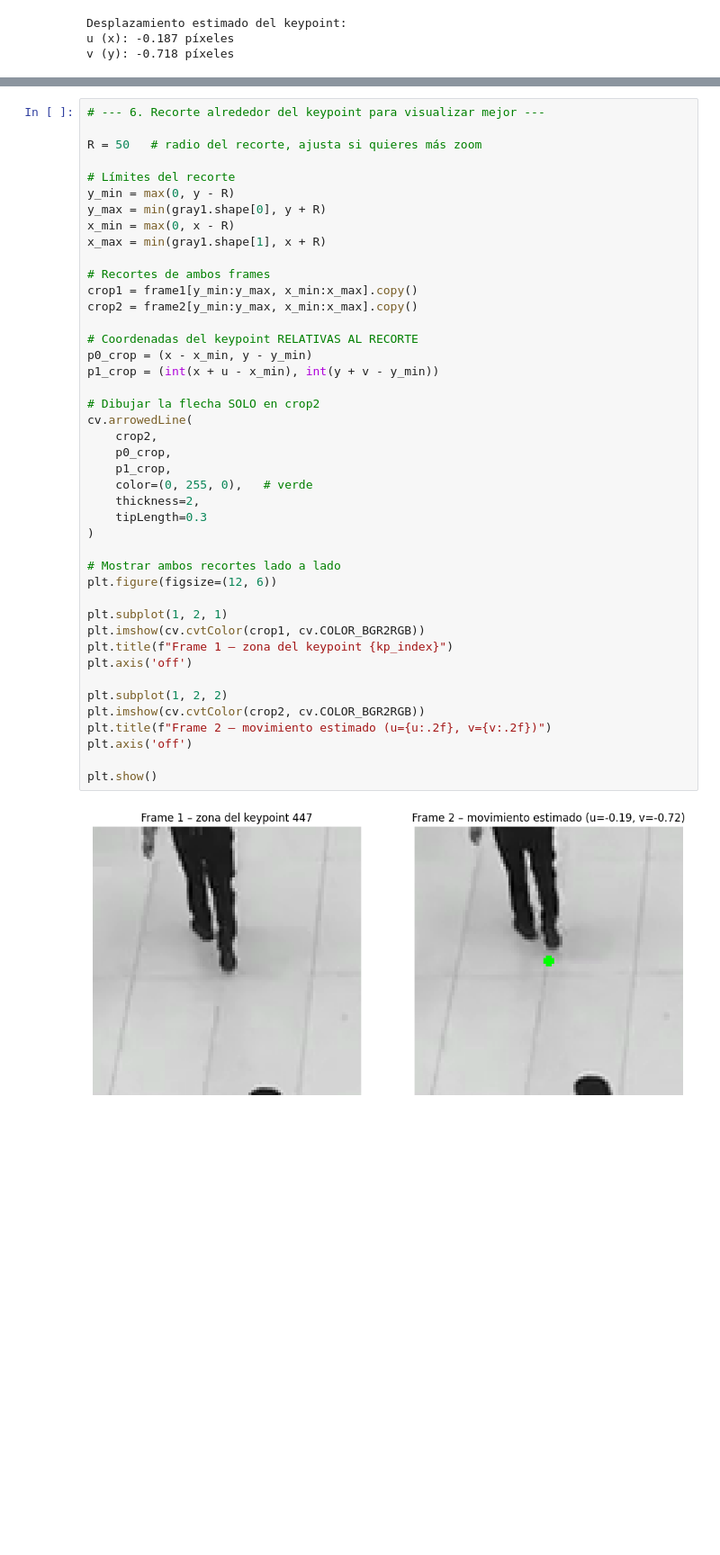
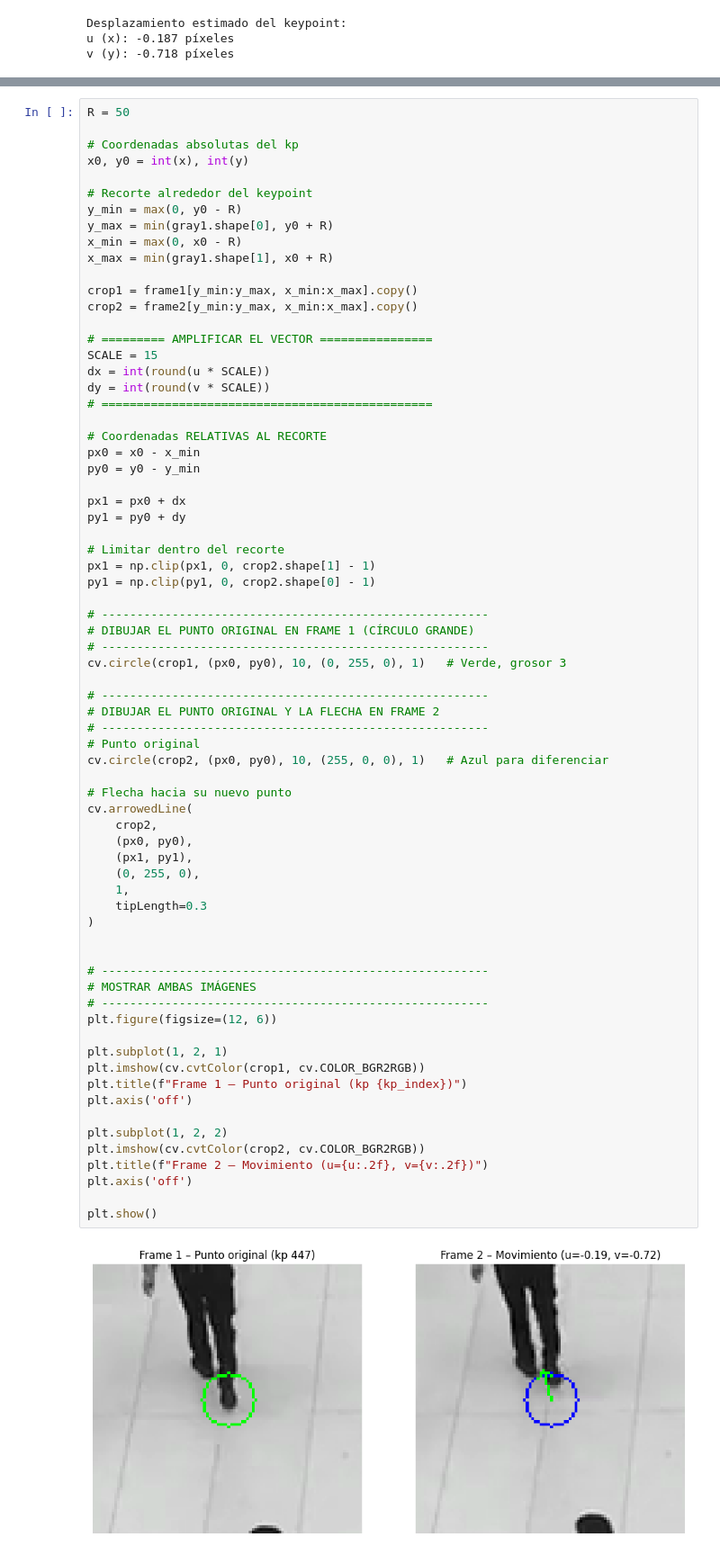
Before and after one commit to alejandroalemanaleman/PracticasPIAV-Cristina, a Jupyter notebook: Prácticas Movimiento/Lucas-Kanade.ipynb, the cells around one changed output, grey strips where cells are left out. Shown at 90% size. Drawn from its saved outputs; the diff is of its cells as text; blank space fills up the shorter version.

```diff
--- a/Prácticas Movimiento/Lucas-Kanade.ipynb
+++ b/Prácticas Movimiento/Lucas-Kanade.ipynb
@@ -136,45 +138,72 @@ v (y): -0.718 píxeles
 # %%
-# --- 6. Recorte alrededor del keypoint para visualizar mejor ---
+R = 50
 
-R = 50   # radio del recorte, ajusta si quieres más zoom
+# Coordenadas absolutas del kp
+x0, y0 = int(x), int(y)
 
-# Límites del recorte
-y_min = max(0, y - R)
-y_max = min(gray1.shape[0], y + R)
-x_min = max(0, x - R)
-x_max = min(gray1.shape[1], x + R)
+# Recorte alrededor del keypoint
+y_min = max(0, y0 - R)
+y_max = min(gray1.shape[0], y0 + R)
+x_min = max(0, x0 - R)
+x_max = min(gray1.shape[1], x0 + R)
 
-# Recortes de ambos frames
 crop1 = frame1[y_min:y_max, x_min:x_max].copy()
 crop2 = frame2[y_min:y_max, x_min:x_max].copy()
 
-# Coordenadas del keypoint RELATIVAS AL RECORTE
-p0_crop = (x - x_min, y - y_min)
-p1_crop = (int(x + u - x_min), int(y + v - y_min))
+# ========= AMPLIFICAR EL VECTOR ================
+SCALE = 15
+dx = int(round(u * SCALE))
+dy = int(round(v * SCALE))
+# ===============================================
 
-# Dibujar la flecha SOLO en crop2
+# Coordenadas RELATIVAS AL RECORTE
+px0 = x0 - x_min
+py0 = y0 - y_min
+
+px1 = px0 + dx
+py1 = py0 + dy
+
+# Limitar dentro del recorte
+px1 = np.clip(px1, 0, crop2.shape[1] - 1)
+py1 = np.clip(py1, 0, crop2.shape[0] - 1)
+
+# -------------------------------------------------------
+# DIBUJAR EL PUNTO ORIGINAL EN FRAME 1 (CÍRCULO GRANDE)
+# -------------------------------------------------------
+cv.circle(crop1, (px0, py0), 10, (0, 255, 0), 1)   # Verde, grosor 3
+
+# -------------------------------------------------------
+# DIBUJAR EL PUNTO ORIGINAL Y LA FLECHA EN FRAME 2
+# -------------------------------------------------------
+# Punto original
+cv.circle(crop2, (px0, py0), 10, (255, 0, 0), 1)   # Azul para diferenciar
+
+# Flecha hacia su nuevo punto
 cv.arrowedLine(
     crop2,
-    p0_crop,
-    p1_crop,
-    color=(0, 255, 0),   # verde
-    thickness=2,
+    (px0, py0),
+    (px1, py1),
+    (0, 255, 0),
+    1,
     tipLength=0.3
 )
 
-# Mostrar ambos recortes lado a lado
+
+# -------------------------------------------------------
+# MOSTRAR AMBAS IMÁGENES
+# -------------------------------------------------------
 plt.figure(figsize=(12, 6))
 
 plt.subplot(1, 2, 1)
 plt.imshow(cv.cvtColor(crop1, cv.COLOR_BGR2RGB))
-plt.title(f"Frame 1 – zona del keypoint {kp_index}")
+plt.title(f"Frame 1 – Punto original (kp {kp_index})")
 plt.axis('off')
 
 plt.subplot(1, 2, 2)
 plt.imshow(cv.cvtColor(crop2, cv.COLOR_BGR2RGB))
-plt.title(f"Frame 2 – movimiento estimado (u={u:.2f}, v={v:.2f})")
+plt.title(f"Frame 2 – Movimiento (u={u:.2f}, v={v:.2f})")
 plt.axis('off')
 
 plt.show()
 # %% [output]
-[figure, old version]
+[figure, new version]
```
Also changed, not shown: parts of 1 cell of this notebook, 7 other files.
